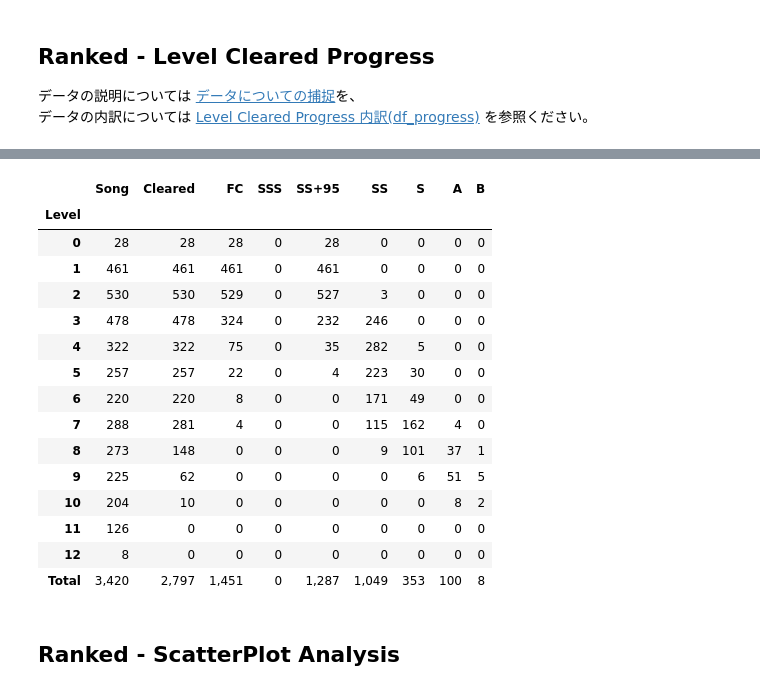
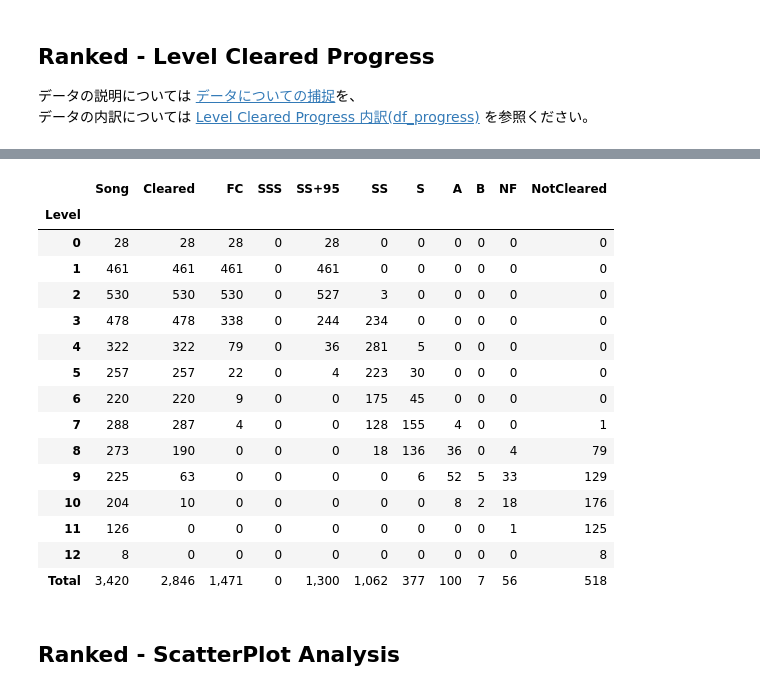
Before and after one commit to hatopopvr/MyBeatSaberAnalytics, a Jupyter notebook: MyBeatSaberAnalytics.ipynb, the cells around one changed output, grey strips where cells are left out. Drawn from its saved outputs; the diff is of its cells as text; code cells hidden in the pictures.

Commit message:
score_modeの追加(ScoreSaberAPIのScore変更？対応)、全曲取得処理の高速化(for, append -> applyに変更、タイルにranked, unranked選択追加、Level Cleared Progress 内訳にNotCleared追加

```diff
--- a/MyBeatSaberAnalytics.ipynb
+++ b/MyBeatSaberAnalytics.ipynb
@@ -171,7 +171,7 @@ google_drive_dir_path = "/MyDrive/MyBeatSaberAnalysis/data" #@param {type:"strin
 #@markdown ---
 #@markdown <h4>Setting</h4>
 
-#@markdown <font size="2">`saved_song_list_is_enable`:解析済の曲情報を使用するか。☑で使用。※新規取得は数十分要。</font>
+#@markdown <font size="2">`saved_song_list_is_enable`:保存済の曲情報を使用するか。☑で使用。</font>
 saved_song_list_is_enable = True #@param {type:"boolean"}
 #@markdown <font size="2">`saved_player_score_is_enable`: 保存済のプレイ情報を使用するか。☑で使用。※差分ダウンロード。</font>
 saved_player_score_is_enable = True #@param {type:"boolean"}
@@ -187,6 +187,8 @@ ss_plus_val = 95 #@param {type:"slider", min:91, max:99, step:1}
 #@markdown <font size="2">`latest`:直近の成果として扱う対象の日数です。0は日本時間で今日と同じ日付。例)今日が5/9で1なら5/8以降のデータ。</font><br />
 #@markdown <font size="2">※名称がlatestだったりRecentだったり混在してしまっていますが許してください。</font>
 latest =  0#@param {type:"integer"}
+#@markdown <font size="2">`score_mode`:取得するスコアを選択します。`HigherScore`は`BaseScore`と`ModifieredScore`の高い方の値を採用します.</font>
+score_mode = "HigherScore" #@param ["BaseScore", "ModifieredScore", "HigherScore"]
 # %%
 #@title Timezone UTC->日本時間+9:00での実行日時の取得(tz_ja)
 tz_ja = pd.Timestamp(datetime.now()).tz_localize('UTC').tz_convert('Asia/Tokyo')
@@ -224,9 +226,11 @@ player_ranked_pickle_path = r"{}/scores_ranked_{}.pkl".format(player_path, playe
 song_clone_path = r"/content/BeatSaberScrappedData"
 song_zip_path = r"{}/combinedScrappedData.zip".format(song_clone_path)
 song_json_path = r"{}/combinedScrappedData.json".format(data_path)
+song_pickle_path = r"{}/combinedScrappedData.pkl".format(data_path)
 ## 曲情報の保存先
 song_list_path = r"{}/song_list_full.csv".format(data_path)
 song_ranked_path = r"{}/song_ranked.csv".format(data_path)
+
 # song_playlist_path = r"{}/playlist_{}.json".format(data_path, datetime.now().strftime("%Y%m%d"))
 # ランク除外関連パス
 ranked_excluded_clone_dir_path = r"/content/ScoreSaberRankedExcludedMaps"
@@ -987,6 +968,8 @@ if (ranked_song_from_leaderboard_is_enable) and (total_count != total_count_from
     def func_mode(x):
         if  x == "SoloStandard":
             return "Standard"
+        elif  x == "SoloLawless":
+            return "Lawless"
         else:
             return x
 
@@ -1139,7 +1122,28 @@ df_scores['SongSub'] = df_scores['leaderboard.songSubName']
 df_scores['SongAuthor'] = df_scores['leaderboard.songAuthorName']
 df_scores['LevelAuthor'] = df_scores['leaderboard.levelAuthorName']
 df_scores['Hash'] = df_scores['leaderboard.songHash'].str.upper()
-df_scores['Acc'] = df_scores['score.modifiedScore'] / df_scores['leaderboard.maxScore'] * 100
+
+
+def func_higher_score(x):
+    try:
+        if x[0] >= x[1]:
+            return x[0]
+        else:
+            return x[1]
+    except:
+        return x[1]
+
+if score_mode == "BaseScore":
+    df_scores['Score'] = df_scores['score.baseScore']
+elif score_mode == "ModifiedScore":
+    df_scores['Score'] = df_scores['score.modifiedScore']
+elif score_mode == "HigherScore":
+    df_scores['Score'] = df_scores[['score.baseScore','score.modifiedScore']].apply(func_higher_score, axis=1)
+else:
+    df_scores['Score'] = df_scores['score.modifiedScore']
+
+df_scores['Acc'] = df_scores['Score'] / df_scores['leaderboard.maxScore'] * 100
+#df_scores['Acc'] = df_scores['score.modifiedScore'] / df_scores['leaderboard.maxScore'] * 100
 df_scores['MaxScore'] = df_scores['leaderboard.maxScore']
 df_scores['Mode'] = df_scores['leaderboard.difficulty.gameMode'].apply(func_mode)
 _df_scores = df_scores['leaderboard.difficulty.difficultyRaw'].str.split('_', expand=True)
@@ -1148,7 +1152,6 @@ df_scores['Difficulty'] = _df_scores['Difficulty']
 df_scores['Stars'] = df_scores['leaderboard.stars']
 df_scores['Level'] = df_scores['Stars'].astype('int')
 df_scores["LevelStr"] = df_scores['Level'].astype('str')
-df_scores['Score'] = df_scores['score.modifiedScore']
 df_scores['Bad'] = df_scores['score.badCuts']
 df_scores['Miss'] = df_scores['score.missedNotes']
 df_scores['Combo'] = df_scores['score.maxCombo']
@@ -2547,9 +2556,7 @@ if level_cleared_progress_is_enable:
 #@markdown <h4>Enable</h4>
 level_cleared_detail_is_enable = True #@param {type:"boolean"}
 #@markdown <b>Mode</b>
-view_filter = "Clear&FC&Acc" #@param ["Clear&FC", "Acc","Clear&FC&Acc","RecentClear&FC" ,"All"]
-
-
+view_filter = "Clear&FC&Acc&NotClear" #@param ["Clear&FC", "Acc","Clear&FC&Acc","Clear&FC&Acc&NotClear","RecentClear&FC","NotClear" ,"All"]
 
 ranked_count = df_progress["Song"].sum()
 cleared_count = int(df_progress["Cleared"].sum())
@@ -2570,49 +2577,56 @@ elif view_filter == "Acc":
 elif view_filter == "Clear&FC&Acc":
     if ss_plus_is_enable:
         cols_view = ["Song", "Cleared", "FC", "SSS", ss_plus, "SS", "S", "A", "B"]
     else:
         cols_view = ["Song", "Cleared", "FC", "SSS", "SS", "S", "A", "B"]
+elif view_filter == "Clear&FC&Acc&NotClear":
+    if ss_plus_is_enable:
+        cols_view = ["Song", "Cleared", "FC", "SSS", ss_plus, "SS", "S", "A", "B", "NF","NotCleared"]
+    else:
+        cols_view = ["Song", "Cleared", "FC", "SSS", "SS", "S", "A", "B", "NF","NotCleared"]
 elif view_filter == "RecentClear&FC":
     cols_view = ["Song", "Cleared", "RecentCleared", "FC", "RecentFC"]
+elif view_filter == "NotClear":
+    cols_view = ["Song", "Cleared", "NF","NotCleared"]
 else:
     cols_view = df_progress.columns.values.tolist()
     cols_view.remove('Level')
 
 def append_sum_row(df):
     return df.append(df.sum(numeric_only=True), ignore_index=True)
 
 def append_sum_row_label(df):
     df.loc['Total'] = df.sum(numeric_only=True)
     return df
 
 _df_progress = df_progress.copy()
 _df_progress = _df_progress.set_index('Level')
 
 df_progress_total = append_sum_row_label(_df_progress)
 
 if not level_cleared_detail_is_enable:
     df_progress_total = df_progress_total.head(0)
     print('表示が有効ではありません。')
 
 df_progress_total[cols_view].style.highlight_null(null_color="lightgray").format(style_format)
 # %% [output]
 [interactive output not drawn]
-|  | Song | Cleared | FC | SSS | SS+95 | SS | S | A | B |
-| Level |  |  |  |  |  |  |  |  |  |
-| 0 | 28 | 28 | 28 | 0 | 28 | 0 | 0 | 0 | 0 |
-| 1 | 461 | 461 | 461 | 0 | 461 | 0 | 0 | 0 | 0 |
-| 2 | 530 | 530 | 529 | 0 | 527 | 3 | 0 | 0 | 0 |
-| 3 | 478 | 478 | 324 | 0 | 232 | 246 | 0 | 0 | 0 |
-| 4 | 322 | 322 | 75 | 0 | 35 | 282 | 5 | 0 | 0 |
-| 5 | 257 | 257 | 22 | 0 | 4 | 223 | 30 | 0 | 0 |
-| 6 | 220 | 220 | 8 | 0 | 0 | 171 | 49 | 0 | 0 |
-| 7 | 288 | 281 | 4 | 0 | 0 | 115 | 162 | 4 | 0 |
-| 8 | 273 | 148 | 0 | 0 | 0 | 9 | 101 | 37 | 1 |
-| 9 | 225 | 62 | 0 | 0 | 0 | 0 | 6 | 51 | 5 |
-| 10 | 204 | 10 | 0 | 0 | 0 | 0 | 0 | 8 | 2 |
-| 11 | 126 | 0 | 0 | 0 | 0 | 0 | 0 | 0 | 0 |
-| 12 | 8 | 0 | 0 | 0 | 0 | 0 | 0 | 0 | 0 |
-| Total | 3,420 | 2,797 | 1,451 | 0 | 1,287 | 1,049 | 353 | 100 | 8 |
+|  | Song | Cleared | FC | SSS | SS+95 | SS | S | A | B | NF | NotCleared |
+| Level |  |  |  |  |  |  |  |  |  |  |  |
+| 0 | 28 | 28 | 28 | 0 | 28 | 0 | 0 | 0 | 0 | 0 | 0 |
+| 1 | 461 | 461 | 461 | 0 | 461 | 0 | 0 | 0 | 0 | 0 | 0 |
+| 2 | 530 | 530 | 530 | 0 | 527 | 3 | 0 | 0 | 0 | 0 | 0 |
+| 3 | 478 | 478 | 338 | 0 | 244 | 234 | 0 | 0 | 0 | 0 | 0 |
+| 4 | 322 | 322 | 79 | 0 | 36 | 281 | 5 | 0 | 0 | 0 | 0 |
+| 5 | 257 | 257 | 22 | 0 | 4 | 223 | 30 | 0 | 0 | 0 | 0 |
+| 6 | 220 | 220 | 9 | 0 | 0 | 175 | 45 | 0 | 0 | 0 | 0 |
+| 7 | 288 | 287 | 4 | 0 | 0 | 128 | 155 | 4 | 0 | 0 | 1 |
+| 8 | 273 | 190 | 0 | 0 | 0 | 18 | 136 | 36 | 0 | 4 | 79 |
+| 9 | 225 | 63 | 0 | 0 | 0 | 0 | 6 | 52 | 5 | 33 | 129 |
+| 10 | 204 | 10 | 0 | 0 | 0 | 0 | 0 | 8 | 2 | 18 | 176 |
+| 11 | 126 | 0 | 0 | 0 | 0 | 0 | 0 | 0 | 0 | 1 | 125 |
+| 12 | 8 | 0 | 0 | 0 | 0 | 0 | 0 | 0 | 0 | 0 | 8 |
+| Total | 3,420 | 2,846 | 1,471 | 0 | 1,300 | 1,062 | 377 | 100 | 7 | 56 | 518 |
 # %% [markdown]
 ## Ranked - ScatterPlot Analysis
 # %%
```
Also changed, not shown: parts of 13 cells of this notebook.
